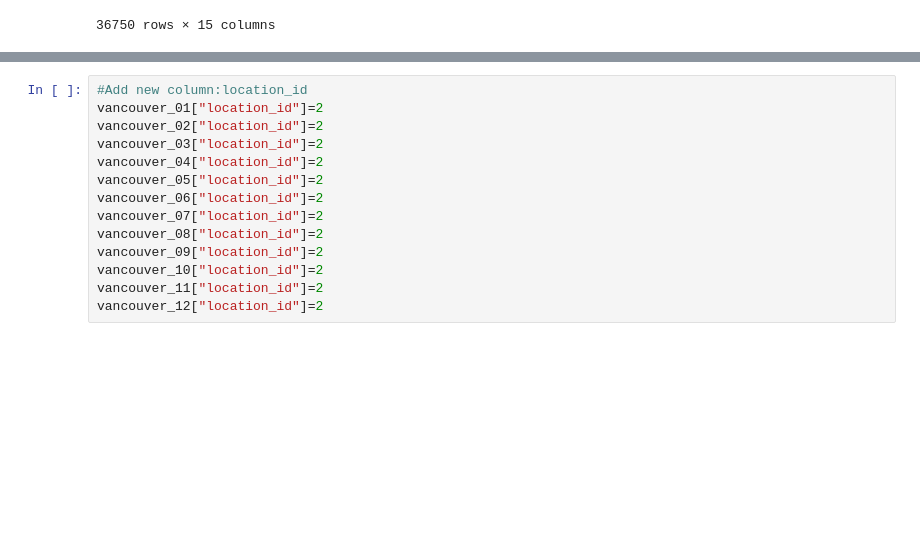
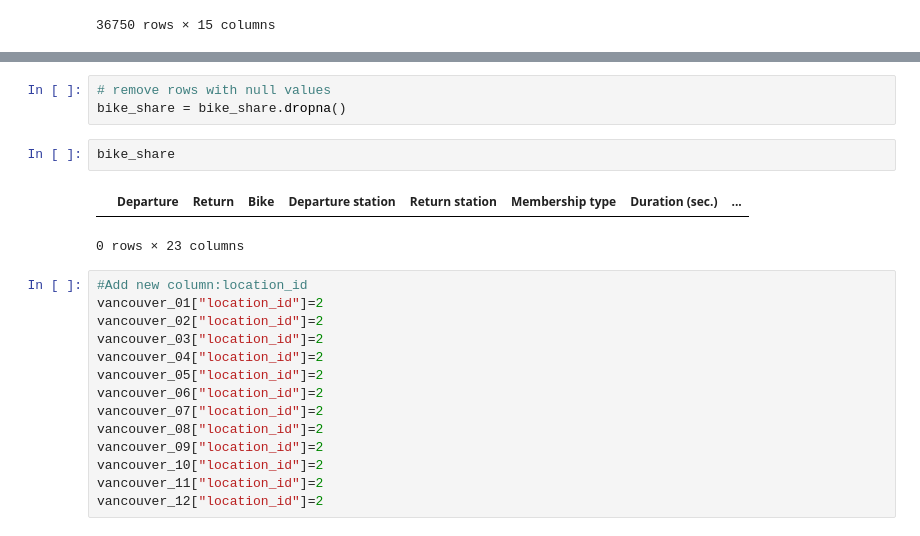
Before and after one commit to JeganS948/project2, a Jupyter notebook: resources/2_vancouver_canada/vancouver_bikeshare.ipynb, the cells around one changed output, grey strips where cells are left out. Saved outputs shown, nothing was run; the diff lists cells and outputs as text; blank space fills up the shorter version.

```diff
--- a/resources/2_vancouver_canada/vancouver_bikeshare.ipynb
+++ b/resources/2_vancouver_canada/vancouver_bikeshare.ipynb
@@ -109,3 +111,11 @@ bike_share
+# %%
+# remove rows with null values
+bike_share = bike_share.dropna()
+# %%
+bike_share
+# %% [output]
+|  | Departure | Return | Bike | Departure station | Return station | Membership type | Duration (sec.) | ... |
+0 rows × 23 columns
 # %%
 #Add new column:location_id
 vancouver_01["location_id"]=2
```
Also changed, not shown: parts of 12 cells of this notebook, 3 other files.
